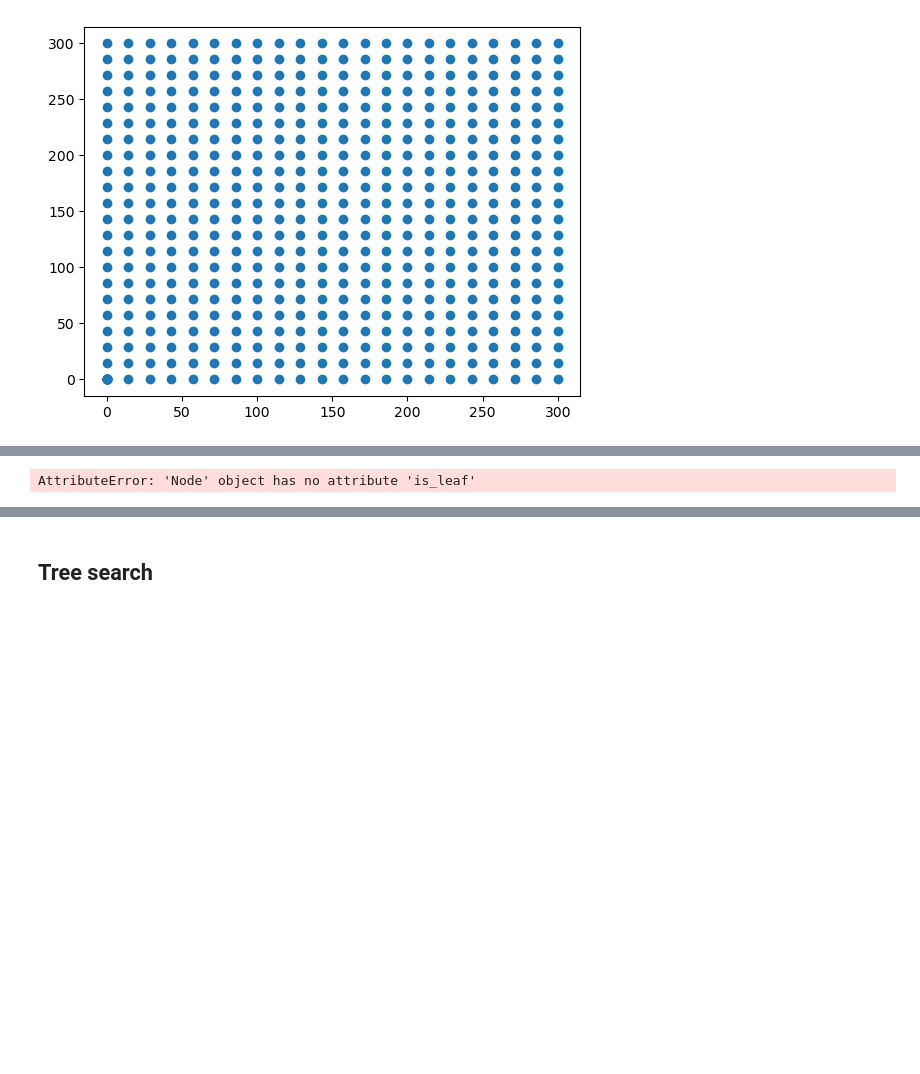
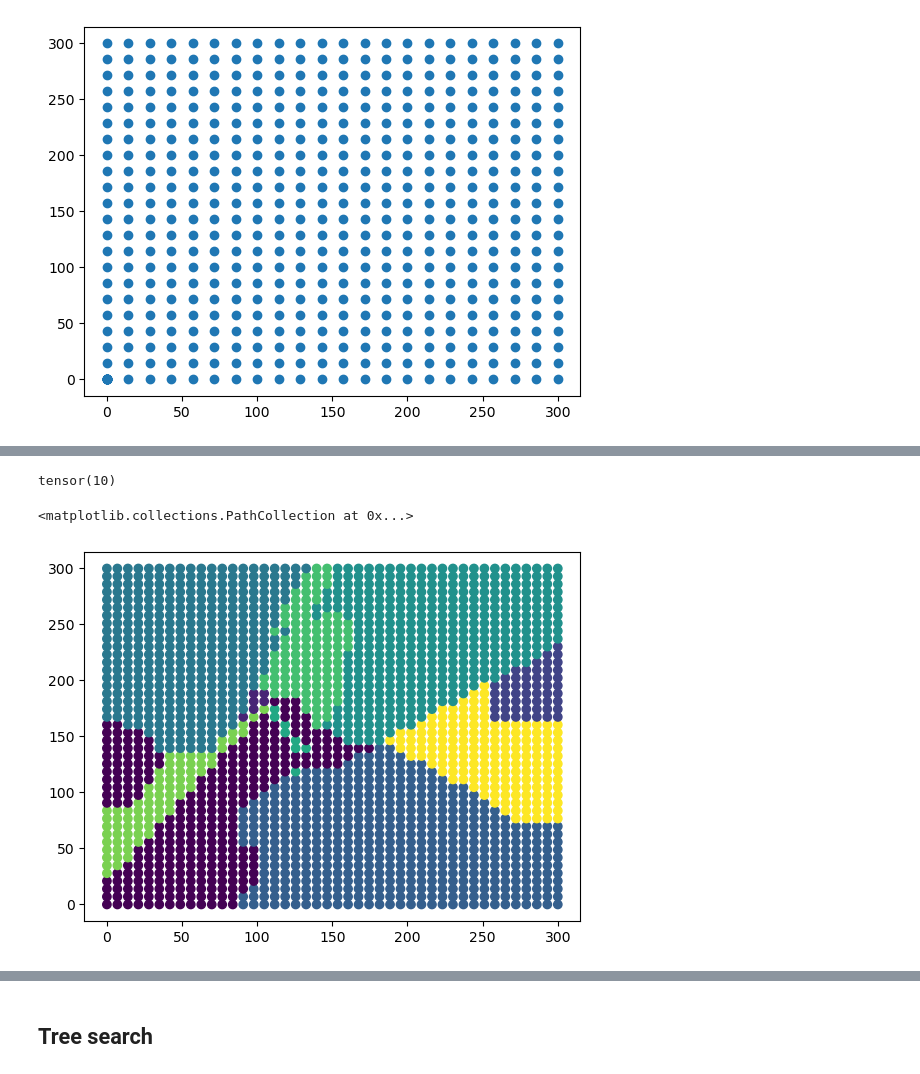
Before and after one commit to PRigas96/GeoCluster, a Jupyter notebook: class.ipynb, the cells around one changed output, grey strips where cells are left out. Saved outputs shown, nothing was run; the diff lists cells and outputs as text; code cells hidden in the pictures; blank space fills up the shorter version.

```diff
--- a/class.ipynb
+++ b/class.ipynb
@@ -221,14 +247,27 @@ torch.Size([484, 2])
 # %%
 infer_points
 z = ktree.root.student(infer_points).max(1)[1]
-def R(z, ktree, infer_points):
-    for i in range(len(ktree.children)):
-        if not ktree.children[i].is_leaf:
-            if z in ktree.children[i].student(infer_points).max(1)[1]:
-                return R(z, ktree.children[i], z)
+def R(z, node, infer_points):
+    for i in range(len(node.children)):
+        if not node.children[i].isLeaf():
+            if z in node.children[i].student(infer_points).max(1)[1]:
+                index = z == node.children[i].student(infer_points).max(1)[1]
+                qp = infer_points[index]
+                z_new = node.children[i].student(qp).max(1)[1]
+                max_z = z.max()
+                z[index] = max_z+ 1 + z_new
+                length = len(node.children[i].children)
+                for j in range(length):
+                    R(z, node.children[i].children[j], infer_points)
+        else:
+            node = node.parent
+            R(z, node, infer_points)
 
-
-    return ktree.children[i].student(infer_points).max(1)[1]
-R(z, ktree.root, z)
+R(z, ktree.root, infer_points)
+# plot infer points, color coded by the prediction
+print(z.max())
+plt.scatter(infer_points[:,0], infer_points[:,1], c=z)
 # %% [output]
-AttributeError: 'Node' object has no attribute 'is_leaf'
+tensor(10)
+<matplotlib.collections.PathCollection at 0x...>
+[figure, added]
```
Also changed, not shown: parts of 4 cells of this notebook.
